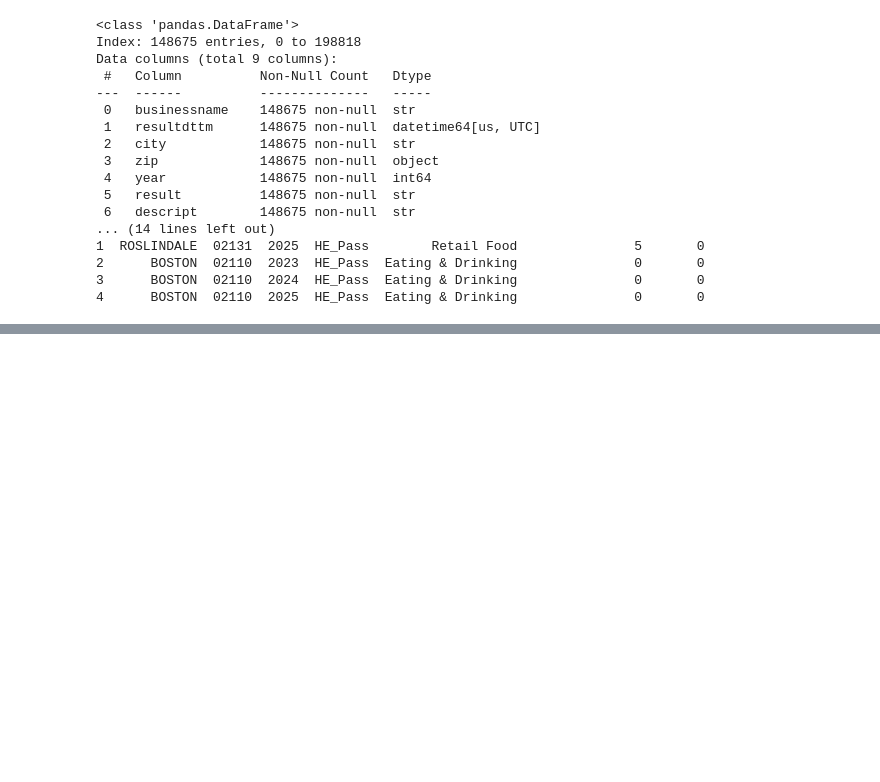
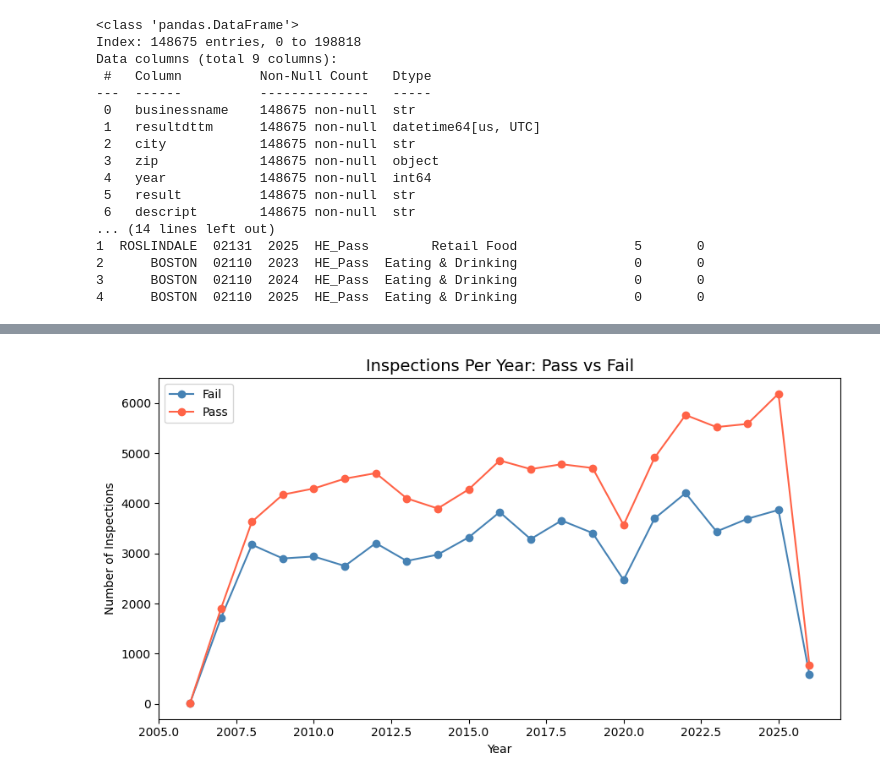
Before and after one commit to celestedeudon/DS340H_Project_CD, a Jupyter notebook: InitialExplorationCleaning(HW7).ipynb, the cells around one changed output, grey strips where cells are left out. Saved outputs shown, nothing was run; the diff lists cells and outputs as text; code cells hidden in the pictures; blank space fills up the shorter version.

```diff
--- a/InitialExplorationCleaning(HW7).ipynb
+++ b/InitialExplorationCleaning(HW7).ipynb
@@ -256,0 +275,13 @@ Data columns (total 9 columns):
+# %%
+inspections_by_year = analysis_df.groupby(['year', 'result']).size().unstack()
+
+fig, ax = plt.subplots(figsize=(9, 5))
+inspections_by_year.plot(kind='line', ax=ax, marker='o', color=['steelblue', 'tomato'])
+ax.set_title('Inspections Per Year: Pass vs Fail', fontsize=14)
+ax.set_xlabel('Year')
+ax.set_ylabel('Number of Inspections')
+ax.legend(['Fail', 'Pass'])
+plt.tight_layout()
+plt.show()
+# %% [output]
+[figure, added]
```
Also changed, not shown: parts of 4 cells of this notebook.
